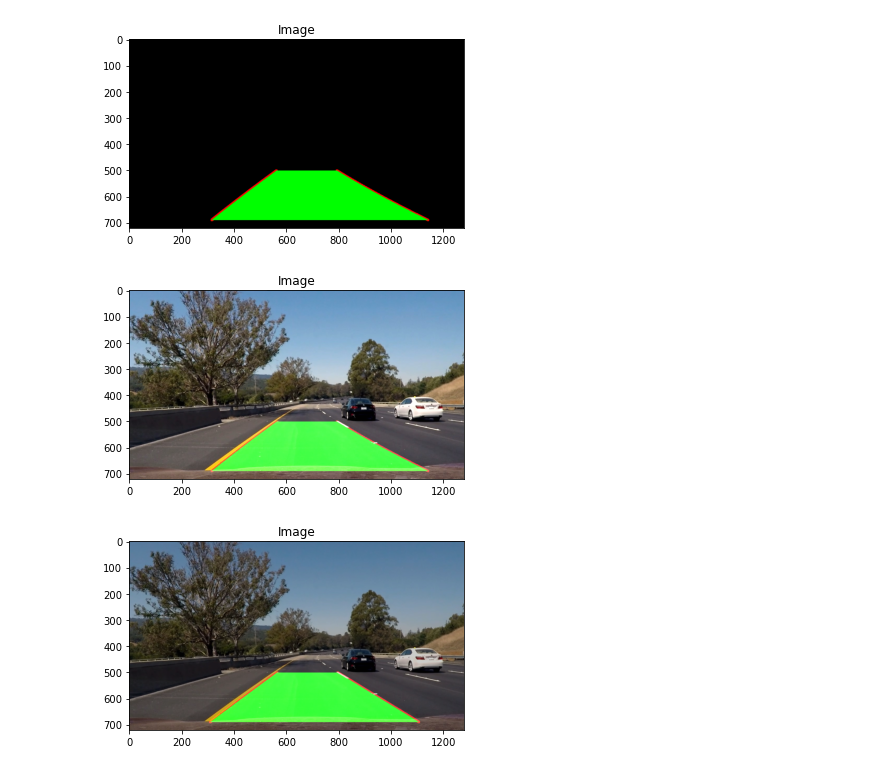
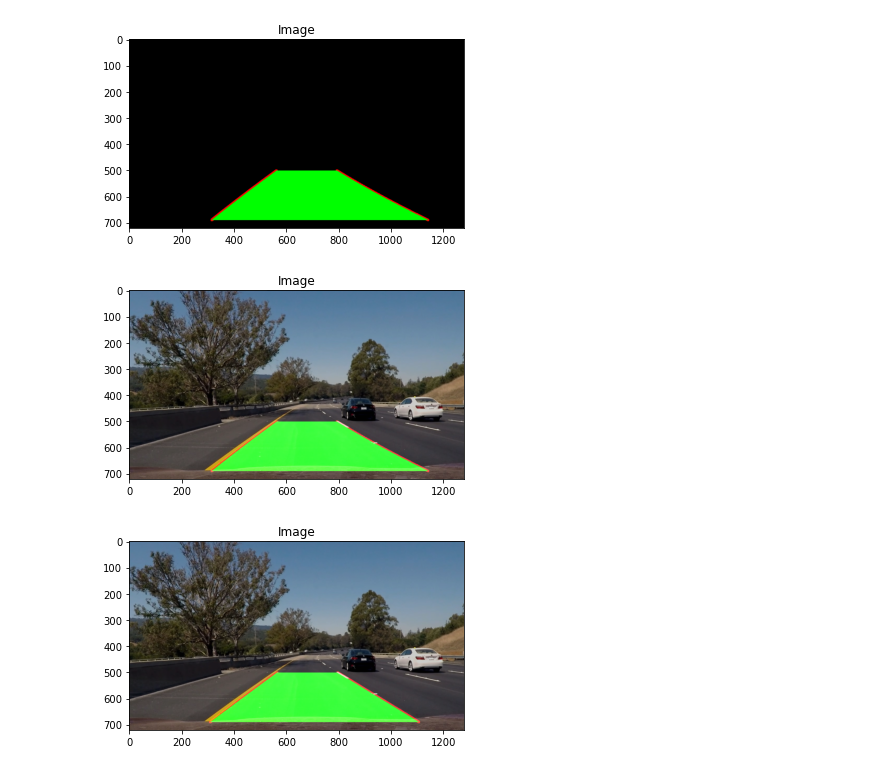
Before and after one commit to Mazen-Ghaleb/ComputerVisionProject, a Jupyter notebook: SelfDrivingPerception.ipynb, the cells around one changed output. Drawn from its saved outputs; the diff is of its cells as text; code cells hidden in the pictures.

```diff
--- a/SelfDrivingPerception.ipynb
+++ b/SelfDrivingPerception.ipynb
@@ -32,7 +32,7 @@ if (VideoFlag):
     video_paths = glob.glob("media/*.mp4")
     videos = [cv2.VideoCapture(video) for video in video_paths]
 
-    video_idx = 1
+    video_idx = 0
     framePerSecond = int(videos[video_idx].get(cv2.CAP_PROP_FPS))
     frameCount = int(videos[video_idx].get(cv2.CAP_PROP_FRAME_COUNT))
     frameWidth = int(videos[video_idx].get(cv2.CAP_PROP_FRAME_WIDTH))
@@ -55,7 +55,7 @@ if (VideoFlag):
 
     #columns = 4
     limit = 10
-
+    start = 190
     #px = 1/plt.rcParams['figure.dpi']  # pixel in inches
     #plt.subplots(figsize=(600*px, 200*px))
     # for i, frame in enumerate(frames[:limit]):
@@ -64,7 +64,7 @@ if (VideoFlag):
 
     for i, frame in enumerate(frames[:limit]):
         plt.figure()
-        show_image(cv2.cvtColor(frame, cv2.COLOR_BGR2RGB), "Frame "+ str(i+1))
+        show_image(cv2.cvtColor(frames[i + start], cv2.COLOR_BGR2RGB), "Frame "+ str(i+1+start))
 
     #show_image(cv2.cvtColor(frames[1], cv2.COLOR_BGR2RGB), "Frame 2")
 # %% [output]
@@ -151,7 +199,7 @@ def getPolyPoints(image, maxLaneWidth,minLaneWidth,goAbove):
 
     i = height-1
     limit = 500
-
+    HorizontalDifference = 15
     leftFound = False # found left lane pixel in this height
     RightFound = False # found right lane pixel in this height
     endMet = False # reached minimum lane or less
@@ -160,21 +208,30 @@ def getPolyPoints(image, maxLaneWidth,minLaneWidth,goAbove):
         leftFound = False
         RightFound = False
         for j in range(maxLaneWidth//2):
-            if ((image[i,((width//2) -1) - j] == 1) and (not leftFound)) :
+            if ((image[i,((width//2) -1) - j] == 1) and (not leftFound)):
                 if(Points[0][0] == -1): # or (Points[1][0] == -1):
                     Points[0] = (((width//2) -1) - j,i)
-                    #print(i, ((width//2) -1) - j, Points[0], Points[1])
-                AllPointsLeft.append((((width//2) -1) - j,i))
-                Points[2] = (((width//2) -1) - j,i)
-                leftFound = True
+                    AllPointsLeft.append((((width//2) -1) - j,i))
+                    Points[2] = (((width//2) -1) - j,i)
+                    leftFound = True
+
+                elif ((((width//2) -1) - j) > (AllPointsLeft[-1][0] - HorizontalDifference)):
+                    AllPointsLeft.append((((width//2) -1) - j,i))
+                    Points[2] = (((width//2) -1) - j,i)
+                    leftFound = True
+
 
             if ((image[i,((width//2) -1) + j] == 1) and (not RightFound)):
                 if(Points[1][0] == -1): #or (Points[0][0] == -1):
                     Points[1] = (((width//2) -1) + j,i)
-                    #print(i, ((width//2) -1) + j, Points[0], Points[1])
-                AllPointsRight.append((((width//2) -1) + j,i))
-                Points[3] = (((width//2) -1) + j,i)
-                RightFound = True
+                    AllPointsRight.append((((width//2) -1) + j,i))
+                    Points[3] = (((width//2) -1) + j,i)
+                    RightFound = True
+
+                elif ((((width//2) -1) + j) < (AllPointsRight[-1][0] + HorizontalDifference)):
+                    AllPointsRight.append((((width//2) -1) + j,i))
+                    Points[3] = (((width//2) -1) + j,i)
+                    RightFound = True
 
             if ((np.absolute(Points[2][0] - Points[3][0]) < minLaneWidth)
                 and ((Points[0][0] != -1) and (Points[1][0] != -1))):
@@ -374,7 +431,7 @@ def getPointsCurve(x,y,StartPoint, EndPoint):
 #     plt.plot(fit_equation, y,label="Fit to Raw")
 #     return fit_equation , ploty
     NewPoints = np.dstack((fit_equation,NewY))
-    return NewPoints
+    return NewPoints,fit
 # %%
 def DrawCurves(PointsLeft, PointsRight, height, width):
 
@@ -406,8 +463,8 @@ def DrawCurves(PointsLeft, PointsRight, height, width):
 # %%
 # LeftPointsCurve = getPointsCurve(LeftX,LeftY,AdjustedPoints[0],AdjustedPoints[1])
 # RightPointsCurve = getPointsCurve(RightX,RightY,AdjustedPoints[3],AdjustedPoints[2])
-LeftPointsCurve = getPointsCurve(NewLeftX,NewLeftY,AdjustedPoints[0],AdjustedPoints[1])
-RightPointsCurve = getPointsCurve(NewRightX,NewRightY,AdjustedPoints[3],AdjustedPoints[2])
+LeftPointsCurve , LeftPolynomial = getPointsCurve(NewLeftX,NewLeftY,AdjustedPoints[0],AdjustedPoints[1])
+RightPointsCurve, RightPolynomial = getPointsCurve(NewRightX,NewRightY,AdjustedPoints[3],AdjustedPoints[2])
 LanesDrawn2 = DrawCurves(LeftPointsCurve,RightPointsCurve,sx_binary.shape[0],sx_binary.shape[1])
 show_image(LanesDrawn2)
 # %% [output]
@@ -419,10 +476,10 @@ show_image(LanesDrawn2)
 # %% [output]
 [figure]
 # %%
-combine2 = cv2.addWeighted(images[image_idx],1, LanesDrawn2, 1,1)
+combine2 = cv2.addWeighted(images[image_idx],0.8, LanesDrawn2, 1,1)
 show_image(combine2)
 # %% [output]
-[figure, old version]
+[figure, new version]
 # %%
 show_image(combine)
 # %% [output]
```
Also changed, not shown: parts of 18 cells of this notebook.
